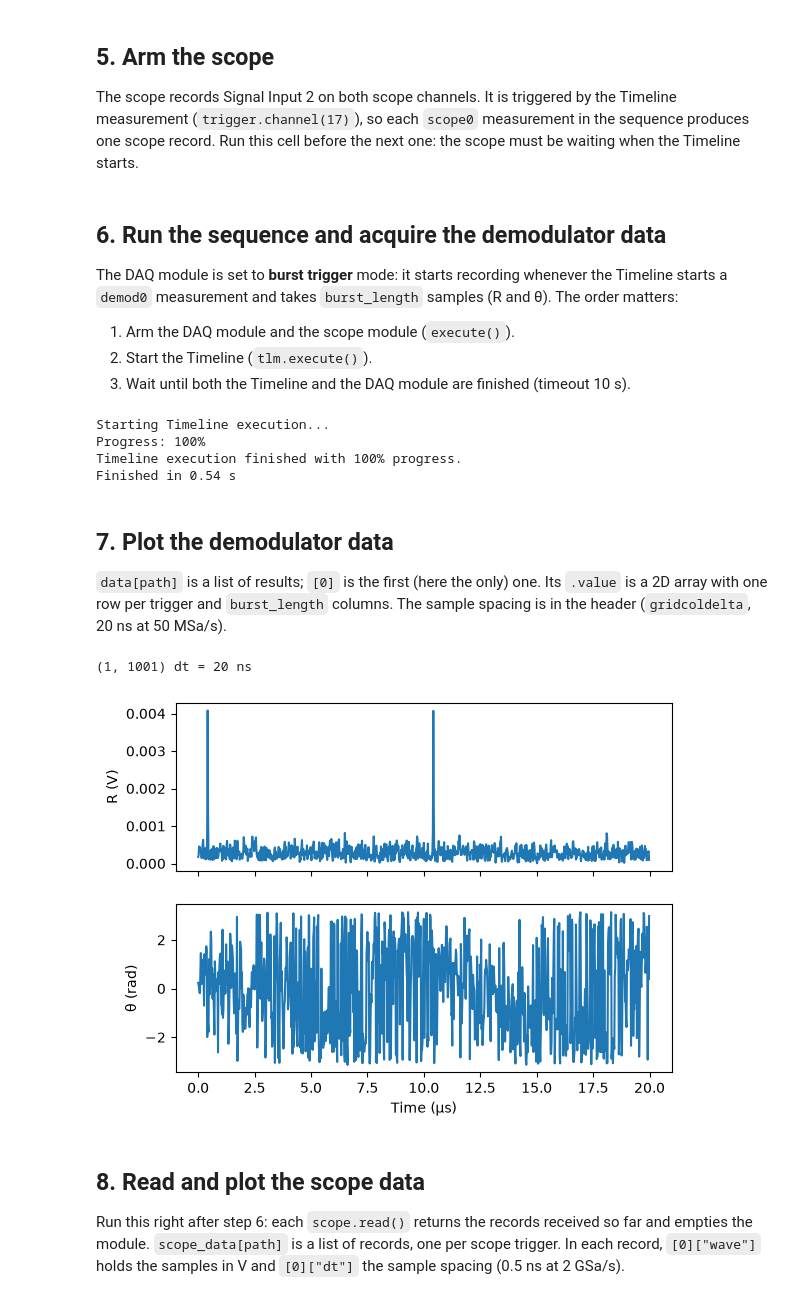
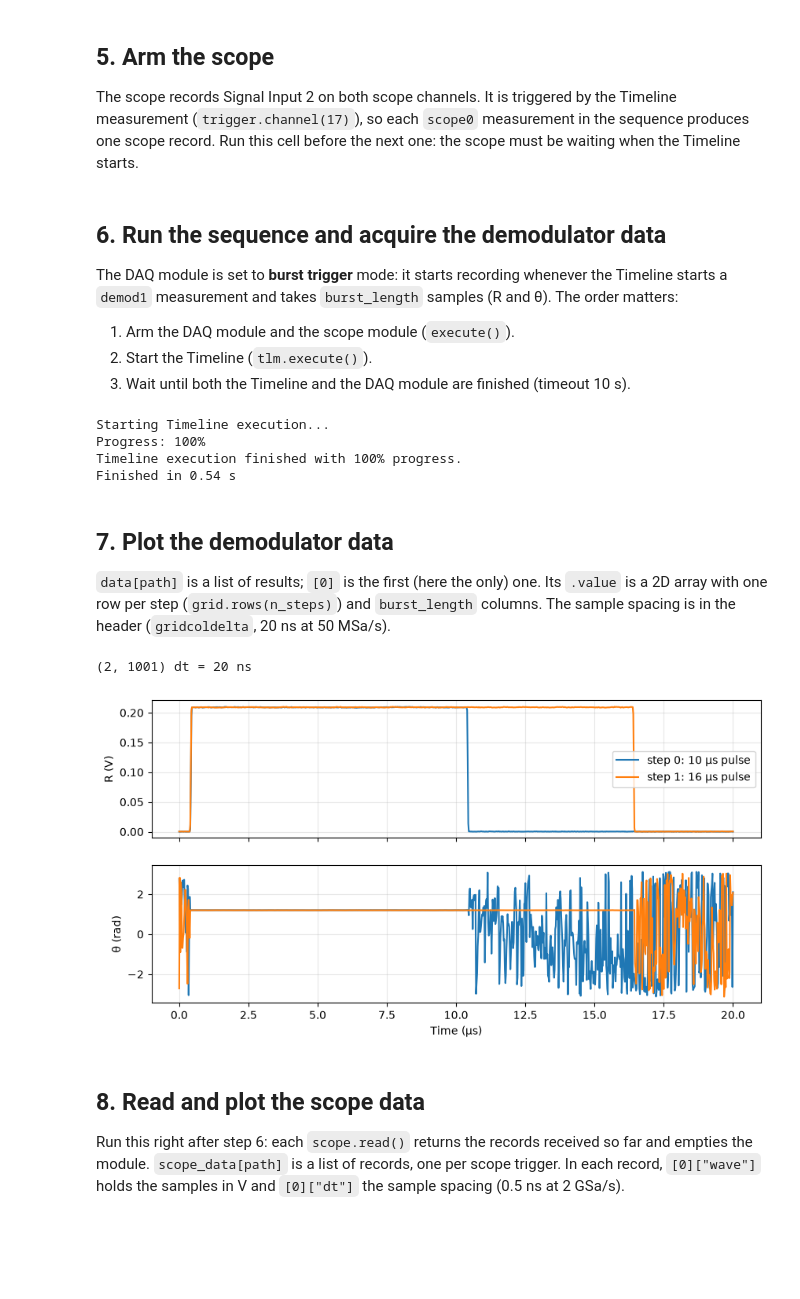
Before and after one commit to avishekczhinst/LabOne-Examples, a Jupyter notebook: C2N_Alan_Braive/shfli_timeline_sweep_frequency.ipynb, the cells around one changed output. Saved outputs shown, nothing was run; the diff lists cells and outputs as text; code cells hidden in the pictures; blank space fills up the shorter version.

```diff
--- a/C2N_Alan_Braive/shfli_timeline_sweep_frequency.ipynb
+++ b/C2N_Alan_Braive/shfli_timeline_sweep_frequency.ipynb
@@ -65,7 +65,7 @@ synth_num = 1        # synthesizer for this channel
 osc_num   = 1        # oscillator driving the generator
 lo_freq   = 3.5e9    # synthesizer center frequency (Hz)
 if_freq   = 260e6    # oscillator (IF) frequency (Hz)
-demod     = 0        # demodulator used for the measurement
+demod     = 1        # demodulator used for the measurement
 # %%
 with shfli.set_transaction():          # send all settings in one go
     # Signal output: range, offset, all generators off except the one we use
@@ -94,7 +94,7 @@ with shfli.set_transaction():          # send all settings in one go
 
     # Demodulator: input, oscillator, phase; filter bypassed for pulsed measurements
     shfli.demods[demod].adcselect(1)
-    shfli.demods[demod].oscselect(0)
+    shfli.demods[demod].oscselect(osc_num)
     shfli.demods[demod].phaseshift(0)
     shfli.demods[demod].bypass(1)
     shfli.demods[demod].order(2)
@@ -148,26 +148,26 @@ def set_parameter(quantity, target, value):
     """Change one setting at this point in the sequence."""
     return {"type": "setParameter", "quantity": quantity, "target": target, "value": value}
 
-def measurement(rate):
+def measurement(rate, meas_duration):
     """A measurement of length meas_duration at the given sample rate (Sa/s)."""
     return {"type": "measurement", "rate": rate, "duration": meas_duration}
 
 def step(frequency, pulse_duration):
     """One step: set parameters, then one section with the pulse and both measurements."""
     return [
-        set_parameter("frequency", "osc0", frequency),         # oscillator 0 frequency (Hz)
-        set_parameter("phase", "sineGen0", 90),                # sine generator 0 phase (deg)
+        set_parameter("frequency", "osc1", frequency),         # oscillator 1 frequency (Hz)
+        set_parameter("phase", "sineGen1", 90),                # sine generator 0 phase (deg)
         set_parameter("gain", "sigout1/generator7", 0.5),      # output gain of generator 7 on output 2
-        {"type": "resetOscillatorPhase", "oscillators": [0, 2]},
+        {"type": "resetOscillatorPhase", "oscillators": [6, 7]},
         {
             "type": "section",
             "minDuration": 10e-6,                              # section lasts at least 10 µs
             "signals": {
                 "sigout1": [                                   # pulse on Signal Output 2
-                    {"type": "pulse", "duration": pulse_duration, "waveform": "ones", "amplitude": 1}
+                    {"type": "pulse", "duration": pulse_duration, "waveform": "rect", "amplitude": 1}
                 ],
-                "scope0": [measurement(2e9)],                  # scope at 2 GSa/s
-                "demod0": [measurement(50e6)],                 # demodulator at 50 MSa/s
+                "scope0": [measurement(2e9, meas_duration)],                  # scope at 2 GSa/s
+                "demod1": [measurement(50e6, 4*meas_duration)],                 # demodulator at 50 MSa/s
             },
         },
     ]
@@ -179,10 +179,12 @@ config = {
         "type": "block",
         "sequence": [
             *step(frequency=100e3, pulse_duration=10e-6),
-            *step(frequency=10e3, pulse_duration=16e-6),
+            *step(frequency=500e3, pulse_duration=16e-6),
         ],
     },
 }
+
+n_steps = sum(e["type"] == "section" for e in config["block"]["sequence"])   # number of pulses = sections
 
 # Upload the sequence (it is validated here) and print it for reference
 json_string = json.dumps(config)
@@ -238,7 +241,7 @@ scope.save.directory('/home/app/Zurich Instruments/LabOne/WebServer')
 ## 6. Run the sequence and acquire the demodulator data
 
 The DAQ module is set to **burst trigger** mode: it starts recording whenever the Timeline starts a
-`demod0` measurement and takes `burst_length` samples (R and θ). The order matters:
+`demod1` measurement and takes `burst_length` samples (R and θ). The order matters:
 
 1. Arm the DAQ module and the scope module (`execute()`).
 2. Start the Timeline (`tlm.execute()`).
@@ -298,26 +302,29 @@ Finished in 0.54 s
 ## 7. Plot the demodulator data
 
 `data[path]` is a list of results; `[0]` is the first (here the only) one. Its `.value` is a 2D array with
-one row per trigger and `burst_length` columns. The sample spacing is in the header (`gridcoldelta`, 20 ns at 50 MSa/s).
+one row per step (`grid.rows(n_steps)`) and `burst_length` columns. The sample spacing is in the header (`gridcoldelta`, 20 ns at 50 MSa/s).
 # %%
 res_r  = data[signal_paths[0]][0]     # sample.r
 res_th = data[signal_paths[1]][0]     # sample.theta
-
-r     = res_r.value                   # shape (rows, burst_length)
-theta = res_th.value
-dt    = res_r.header["gridcoldelta"][0]          # sample spacing (s)
-t     = np.arange(r.shape[1]) * dt               # time after the start of the measurement
-
+r, theta = res_r.value, res_th.value  # shape (n_steps, burst_length): one row per step
+dt = res_r.header["gridcoldelta"][0]
+t  = np.arange(r.shape[1]) * dt
 print(r.shape, f"dt = {dt*1e9:.0f} ns")
 
-fig, ax = plt.subplots(2, 1, sharex=True)
-ax[0].plot(t * 1e6, r[0]);      ax[0].set_ylabel("R (V)")
-ax[1].plot(t * 1e6, theta[0]);  ax[1].set_ylabel("θ (rad)")
-ax[1].set_xlabel("Time (µs)")
+# pulse length of each step, for the legend
+pulses = [e["signals"]["sigout1"][0]["duration"] for e in config["block"]["sequence"] if e["type"] == "section"]
+
+fig, ax = plt.subplots(2, 1, sharex=True, figsize=(10, 5))
+for k in range(r.shape[0]):
+    label = f"step {k}: {pulses[k]*1e6:.0f} µs pulse"
+    ax[0].plot(t * 1e6, r[k], label=label)
+    ax[1].plot(t * 1e6, theta[k], label=label)
+ax[0].set_ylabel("R (V)"); ax[1].set_ylabel("θ (rad)"); ax[1].set_xlabel("Time (µs)")
+ax[0].legend(); ax[0].grid(alpha=0.3); ax[1].grid(alpha=0.3)
 plt.show()
 # %% [output]
-(1, 1001) dt = 20 ns
+(2, 1001) dt = 20 ns
-[figure, old version]
+[figure, new version]
 # %% [markdown]
 ## 8. Read and plot the scope data
 
```
Also changed, not shown: parts of 9 cells of this notebook.
